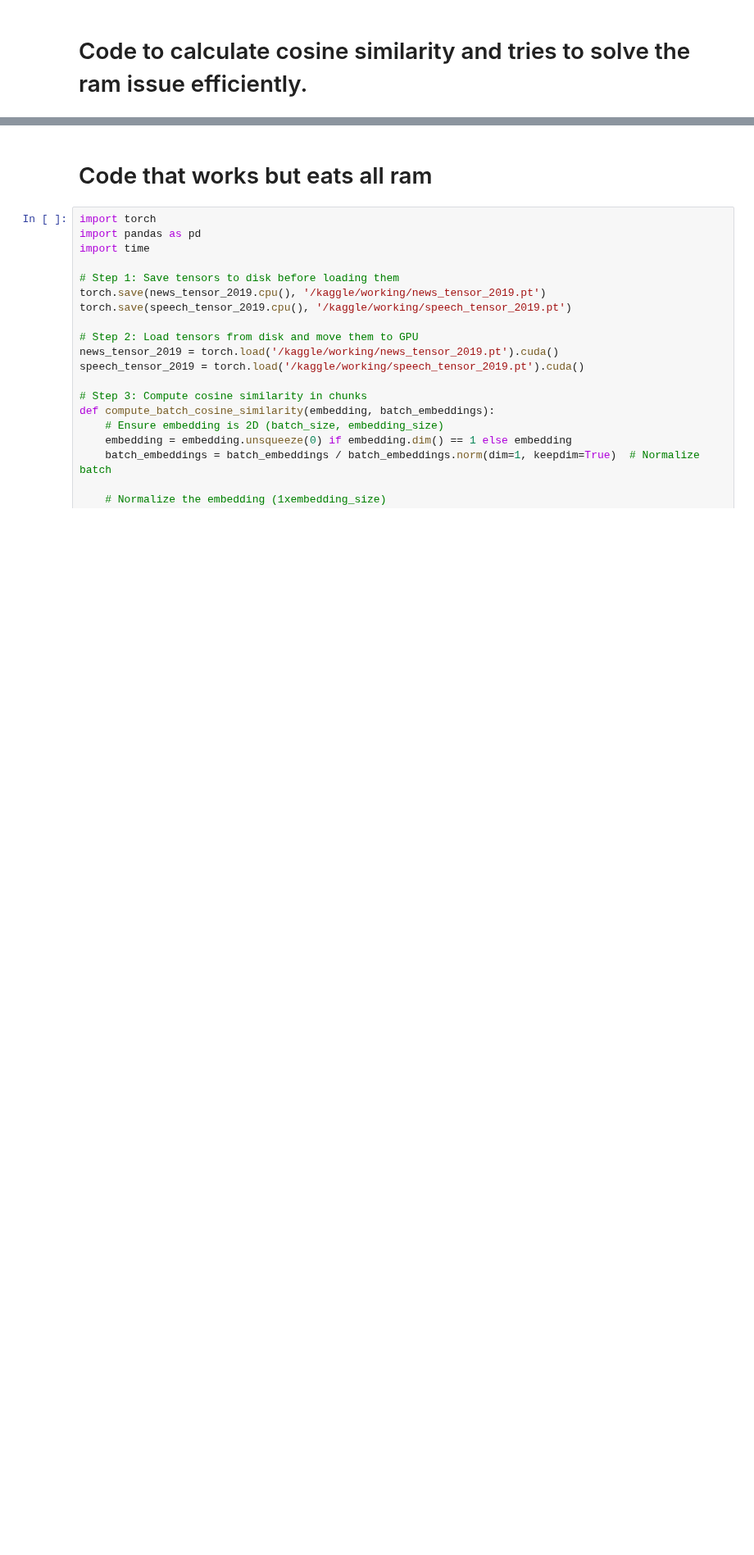
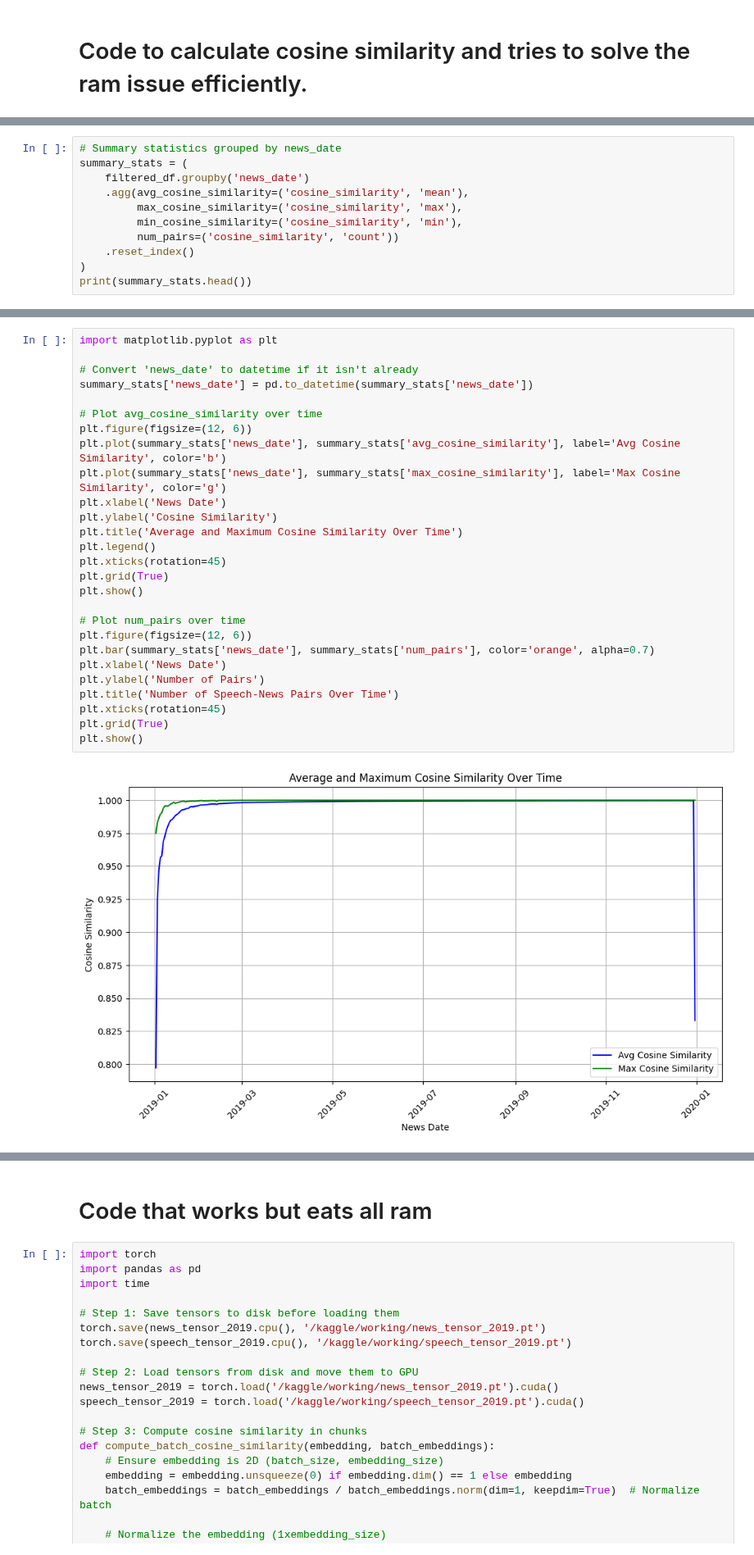
Before and after one commit to lramir14/MDS_thesis, a Jupyter notebook: efficient-similarity.ipynb, the cells around one changed output, grey strips where cells are left out. Shown at 82% size. Saved outputs shown, nothing was run; the diff lists cells and outputs as text; blank space fills up the shorter version.

Commit message:
Kaggle Notebook | efficient_similarity | working efficient similarity cosine score.

```diff
--- a/efficient-similarity.ipynb
+++ b/efficient-similarity.ipynb
@@ -174,0 +366,11 @@ Finished computing cosine similarities.
+# %%
+# Summary statistics grouped by news_date
+summary_stats = (
+    filtered_df.groupby('news_date')
+    .agg(avg_cosine_similarity=('cosine_similarity', 'mean'),
+         max_cosine_similarity=('cosine_similarity', 'max'),
+         min_cosine_similarity=('cosine_similarity', 'min'),
+         num_pairs=('cosine_similarity', 'count'))
+    .reset_index()
+)
+print(summary_stats.head())
@@ -174,0 +391,29 @@ Finished computing cosine similarities.
+# %%
+import matplotlib.pyplot as plt
+
+# Convert 'news_date' to datetime if it isn't already
+summary_stats['news_date'] = pd.to_datetime(summary_stats['news_date'])
+
+# Plot avg_cosine_similarity over time
+plt.figure(figsize=(12, 6))
+plt.plot(summary_stats['news_date'], summary_stats['avg_cosine_similarity'], label='Avg Cosine Similarity', color='b')
+plt.plot(summary_stats['news_date'], summary_stats['max_cosine_similarity'], label='Max Cosine Similarity', color='g')
+plt.xlabel('News Date')
+plt.ylabel('Cosine Similarity')
+plt.title('Average and Maximum Cosine Similarity Over Time')
+plt.legend()
+plt.xticks(rotation=45)
+plt.grid(True)
+plt.show()
+
+# Plot num_pairs over time
+plt.figure(figsize=(12, 6))
+plt.bar(summary_stats['news_date'], summary_stats['num_pairs'], color='orange', alpha=0.7)
+plt.xlabel('News Date')
+plt.ylabel('Number of Pairs')
+plt.title('Number of Speech-News Pairs Over Time')
+plt.xticks(rotation=45)
+plt.grid(True)
+plt.show()
+# %% [output]
+[figure, added]
```
Also changed, not shown: parts of 32 cells of this notebook.
